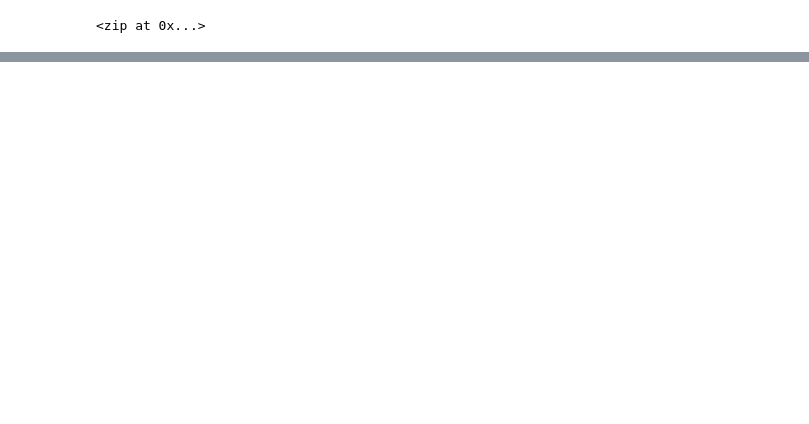
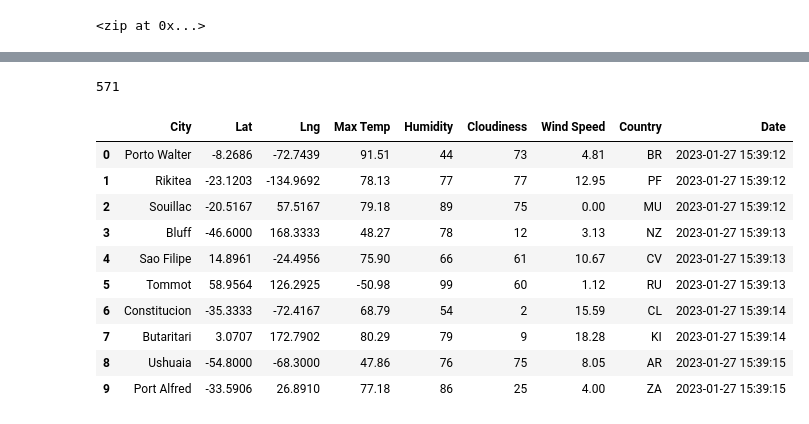
Before and after one commit to Caracalla1081/World_Weather_Analysis, a Jupyter notebook: WeatherPy.ipynb, the cells around one changed output, grey strips where cells are left out. Drawn from its saved outputs; the diff is of its cells as text; code cells hidden in the pictures; blank space fills up the shorter version.

```diff
--- a/WeatherPy.ipynb
+++ b/WeatherPy.ipynb
@@ -37,0 +65,3 @@ len(cities)
+# %%
+# Starting URL weather map API call.
+url = "http://api.openweathermap.org/data/2.5/weather?units=Imperial&APPID=" + weather_api_key
@@ -37,0 +147,20 @@ len(cities)
+# %%
+len(city_data)
+# %% [output]
+571
+# %%
+# Convert the array of dictionaries to a Pandas DataFrame.
+city_data_df = pd.DataFrame(city_data)
+city_data_df.head(10)
+# %% [output]
+|  | City | Lat | Lng | Max Temp | Humidity | Cloudiness | Wind Speed | Country | Date |
+| 0 | Porto Walter | -8.2686 | -72.7439 | 91.51 | 44 | 73 | 4.81 | BR | 2023-01-27 15:39:12 |
+| 1 | Rikitea | -23.1203 | -134.9692 | 78.13 | 77 | 77 | 12.95 | PF | 2023-01-27 15:39:12 |
+| 2 | Souillac | -20.5167 | 57.5167 | 79.18 | 89 | 75 | 0.00 | MU | 2023-01-27 15:39:12 |
+| 3 | Bluff | -46.6000 | 168.3333 | 48.27 | 78 | 12 | 3.13 | NZ | 2023-01-27 15:39:13 |
+| 4 | Sao Filipe | 14.8961 | -24.4956 | 75.90 | 66 | 61 | 10.67 | CV | 2023-01-27 15:39:13 |
+| 5 | Tommot | 58.9564 | 126.2925 | -50.98 | 99 | 60 | 1.12 | RU | 2023-01-27 15:39:13 |
+| 6 | Constitucion | -35.3333 | -72.4167 | 68.79 | 54 | 2 | 15.59 | CL | 2023-01-27 15:39:14 |
+| 7 | Butaritari | 3.0707 | 172.7902 | 80.29 | 79 | 9 | 18.28 | KI | 2023-01-27 15:39:14 |
+| 8 | Ushuaia | -54.8000 | -68.3000 | 47.86 | 76 | 75 | 8.05 | AR | 2023-01-27 15:39:15 |
+| 9 | Port Alfred | -33.5906 | 26.8910 | 77.18 | 86 | 25 | 4.00 | ZA | 2023-01-27 15:39:15 |
```
Also changed, not shown: parts of 9 cells of this notebook, 3 other files.
